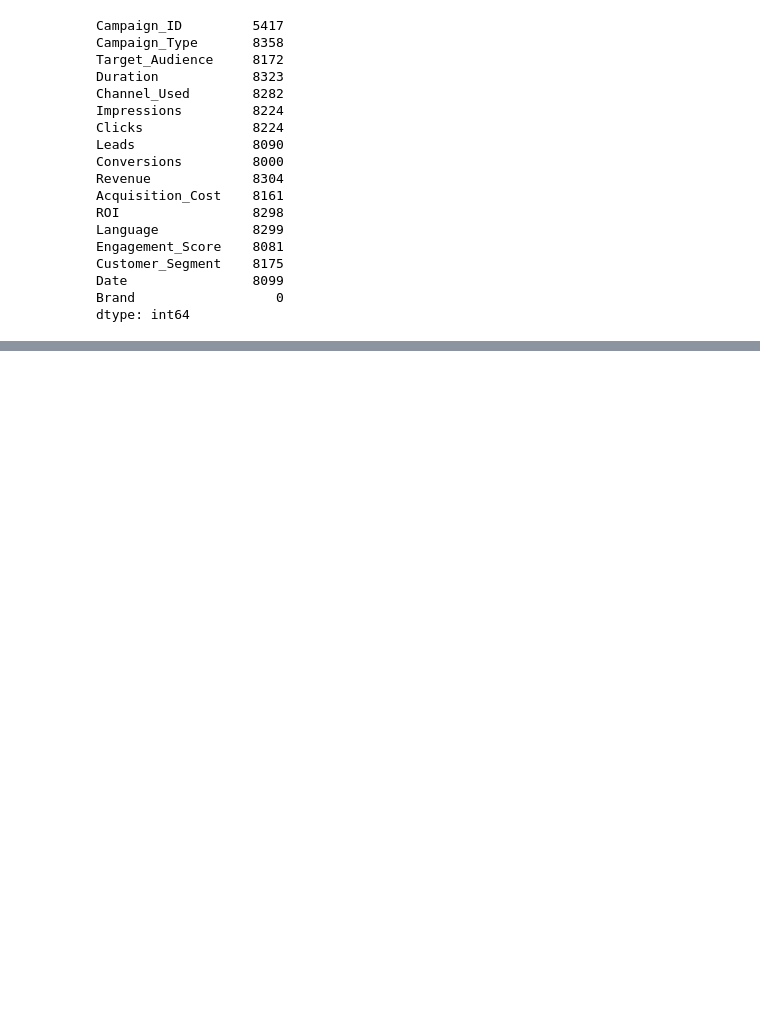
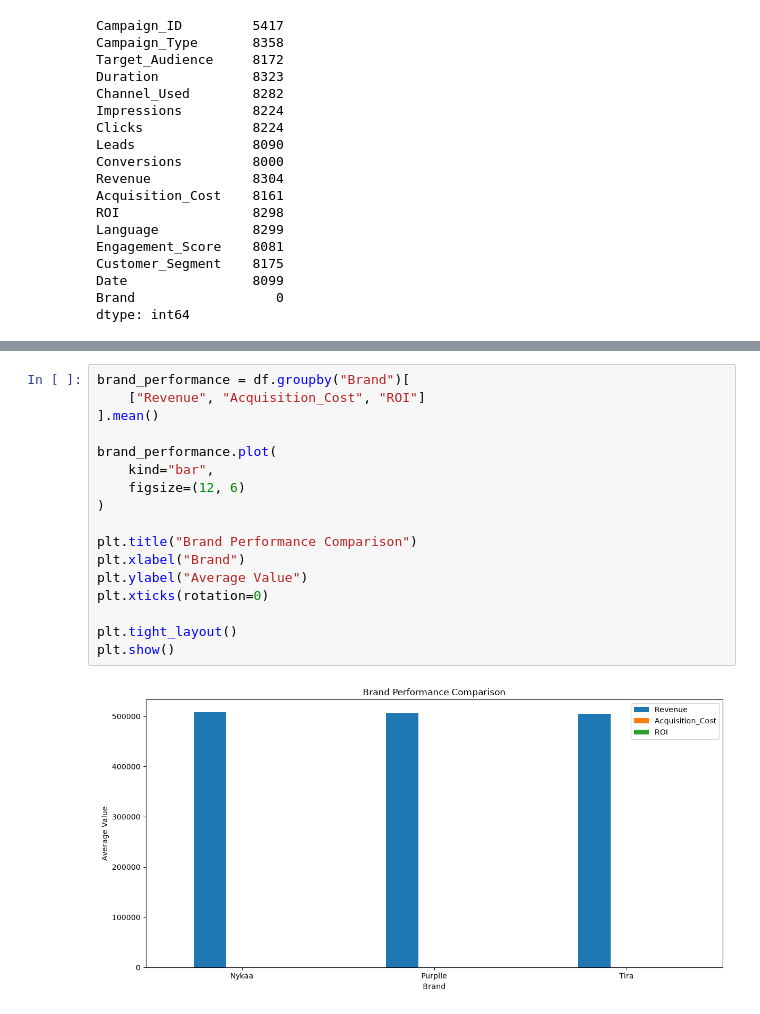
Before and after one commit to paulrobinsonr/Maketing_campaign_performance_prediction, a Jupyter notebook: view.ipynb, the cells around one changed output, grey strips where cells are left out. Cells and saved outputs as stored; diff of their text form; blank space fills up the shorter version.

Commit message:
Implement feature X to enhance user experience and optimize performance

```diff
--- a/view.ipynb
+++ b/view.ipynb
@@ -278,0 +717,19 @@ dtype: int64
+# %%
+brand_performance = df.groupby("Brand")[
+    ["Revenue", "Acquisition_Cost", "ROI"]
+].mean()
+
+brand_performance.plot(
+    kind="bar",
+    figsize=(12, 6)
+)
+
+plt.title("Brand Performance Comparison")
+plt.xlabel("Brand")
+plt.ylabel("Average Value")
+plt.xticks(rotation=0)
+
+plt.tight_layout()
+plt.show()
+# %% [output]
+[figure, added]
```
Also changed, not shown: parts of 50 cells of this notebook.
